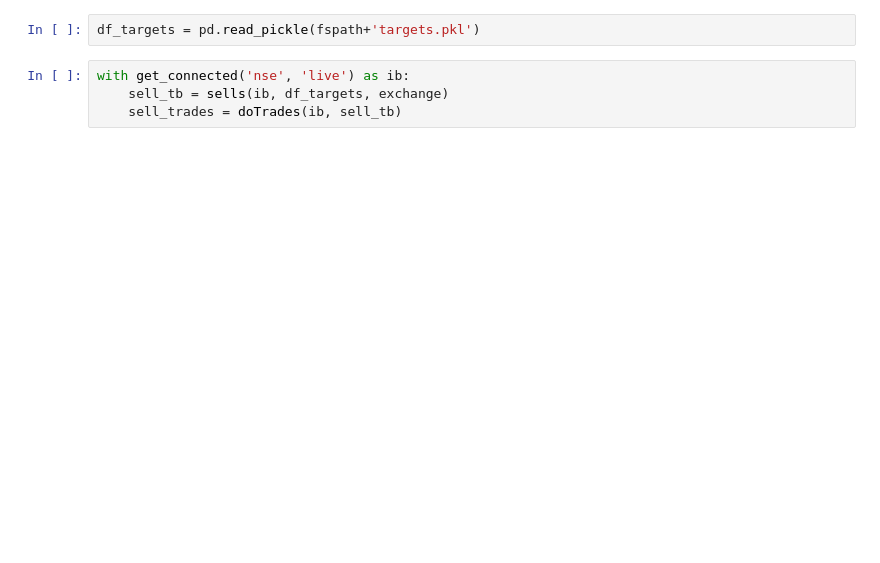
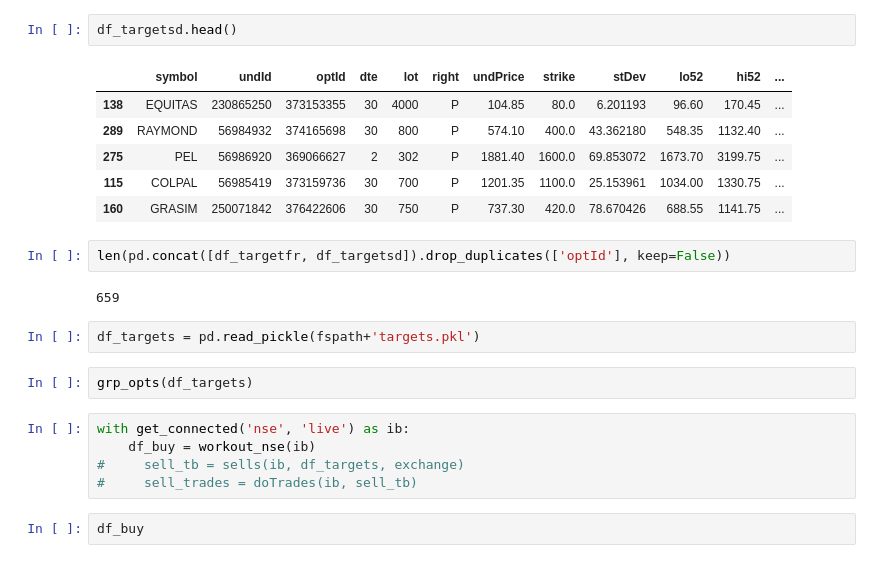
Before and after one commit to reservoirinvest/ibkr, a Jupyter notebook: bin/0main_nse.ipynb, the cells around one changed output. Saved outputs shown, nothing was run; the diff lists cells and outputs as text; blank space fills up the shorter version.

```diff
--- a/bin/0main_nse.ipynb
+++ b/bin/0main_nse.ipynb
@@ -207,6 +269,24 @@ if __name__=='__main__':
+# %%
+df_targetsd.head()
+# %% [output]
+|  | symbol | undId | optId | dte | lot | right | undPrice | strike | stDev | lo52 | hi52 | ... |
+| 138 | EQUITAS | 230865250 | 373153355 | 30 | 4000 | P | 104.85 | 80.0 | 6.201193 | 96.60 | 170.45 | ... |
+| 289 | RAYMOND | 56984932 | 374165698 | 30 | 800 | P | 574.10 | 400.0 | 43.362180 | 548.35 | 1132.40 | ... |
+| 275 | PEL | 56986920 | 369066627 | 2 | 302 | P | 1881.40 | 1600.0 | 69.853072 | 1673.70 | 3199.75 | ... |
+| 115 | COLPAL | 56985419 | 373159736 | 30 | 700 | P | 1201.35 | 1100.0 | 25.153961 | 1034.00 | 1330.75 | ... |
+| 160 | GRASIM | 250071842 | 376422606 | 30 | 750 | P | 737.30 | 420.0 | 78.670426 | 688.55 | 1141.75 | ... |
+# %%
+len(pd.concat([df_targetfr, df_targetsd]).drop_duplicates(['optId'], keep=False))
+# %% [output]
+659
 # %%
 df_targets = pd.read_pickle(fspath+'targets.pkl')
+# %%
+grp_opts(df_targets)
 # %%
 with get_connected('nse', 'live') as ib:
-    sell_tb = sells(ib, df_targets, exchange)
-    sell_trades = doTrades(ib, sell_tb)
+    df_buy = workout_nse(ib)
+#     sell_tb = sells(ib, df_targets, exchange)
+#     sell_trades = doTrades(ib, sell_tb)
+# %%
+df_buy
```
Also changed, not shown: parts of 6 cells of this notebook, 14 other files.
